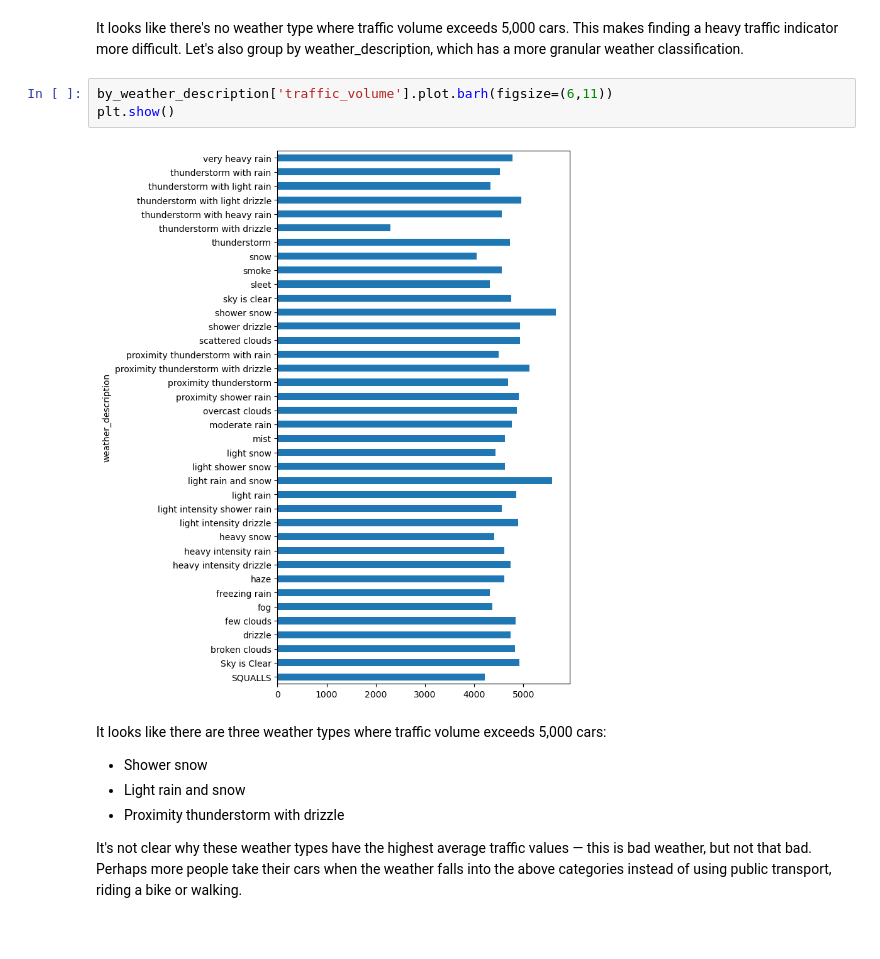
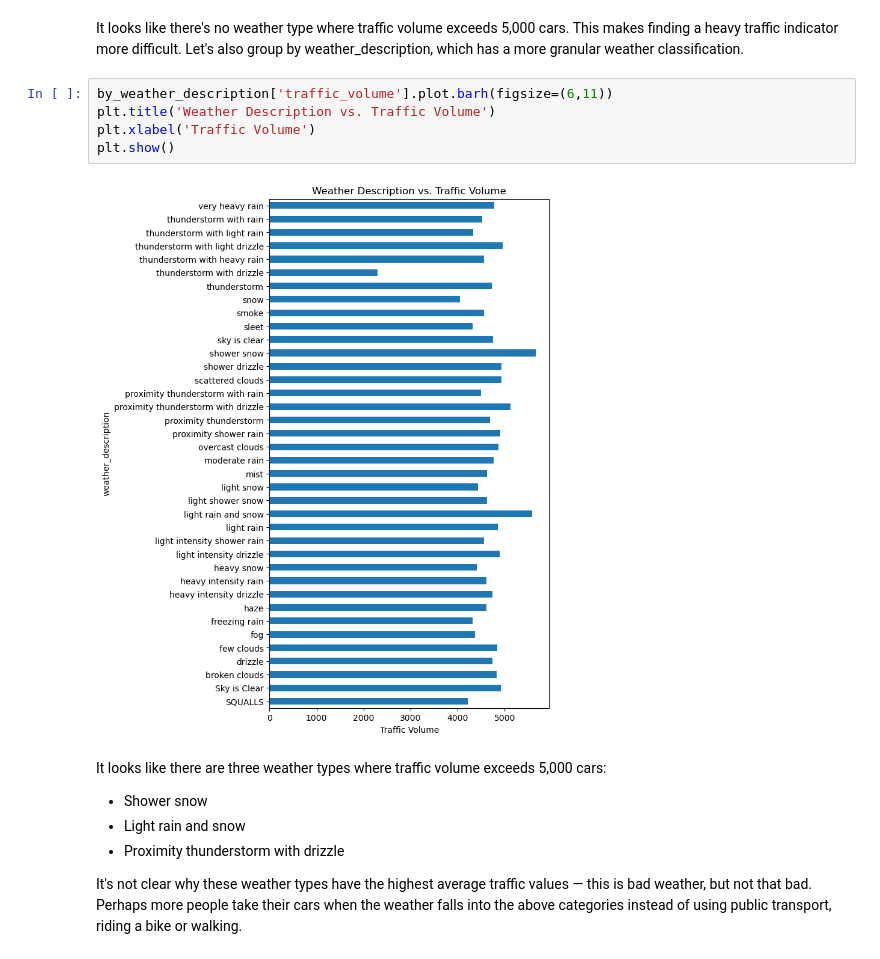
Before and after one commit to amcl11/traffic_data_analysis, a Jupyter notebook: traffic_analysis.ipynb, the cells around one changed output. Drawn from its saved outputs; the diff is of its cells as text.

```diff
--- a/traffic_analysis.ipynb
+++ b/traffic_analysis.ipynb
@@ -355,9 +366,11 @@ plt.show()
 It looks like there's no weather type where traffic volume exceeds 5,000 cars. This makes finding a heavy traffic indicator more difficult. Let's also group by weather_description, which has a more granular weather classification.
 # %%
 by_weather_description['traffic_volume'].plot.barh(figsize=(6,11))
+plt.title('Weather Description vs. Traffic Volume')
+plt.xlabel('Traffic Volume')
 plt.show()
 # %% [output]
-[figure, old version]
+[figure, new version]
 # %% [markdown]
 It looks like there are three weather types where traffic volume exceeds 5,000 cars:
 
```
Also changed, not shown: parts of 15 cells of this notebook, 9 other files.
